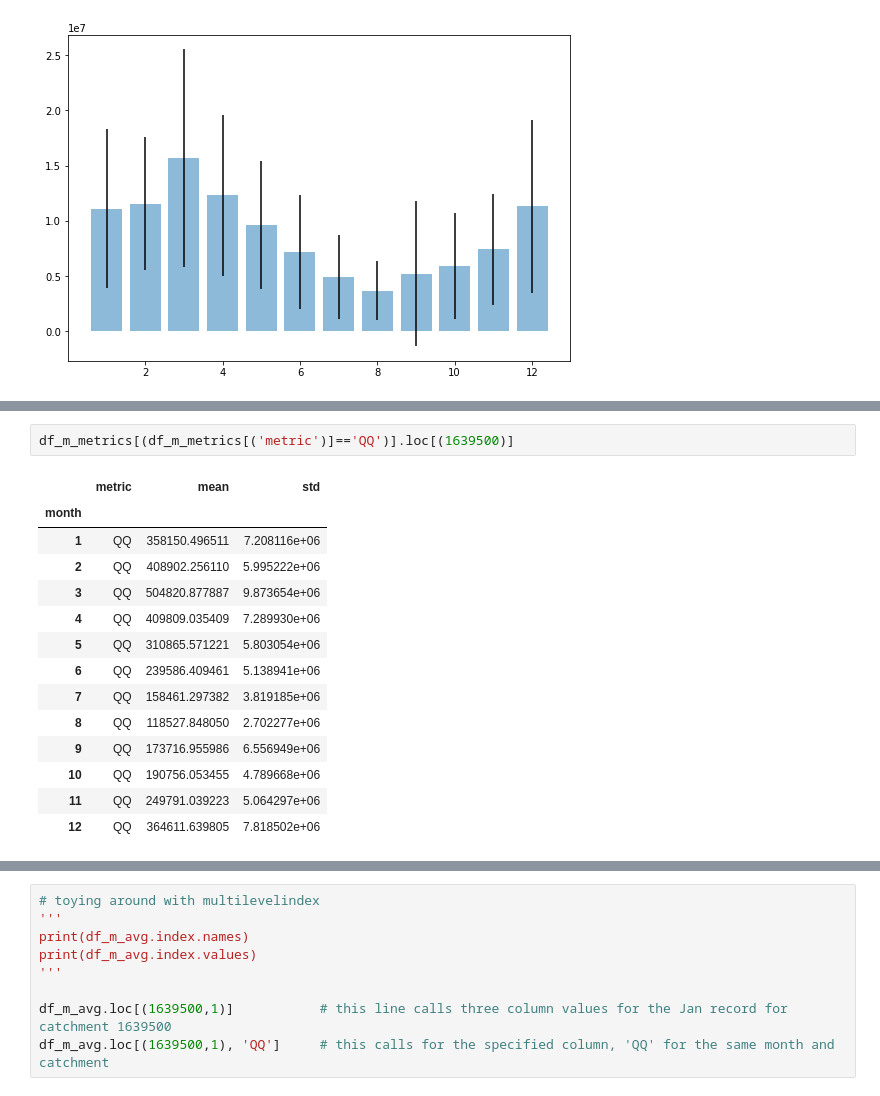
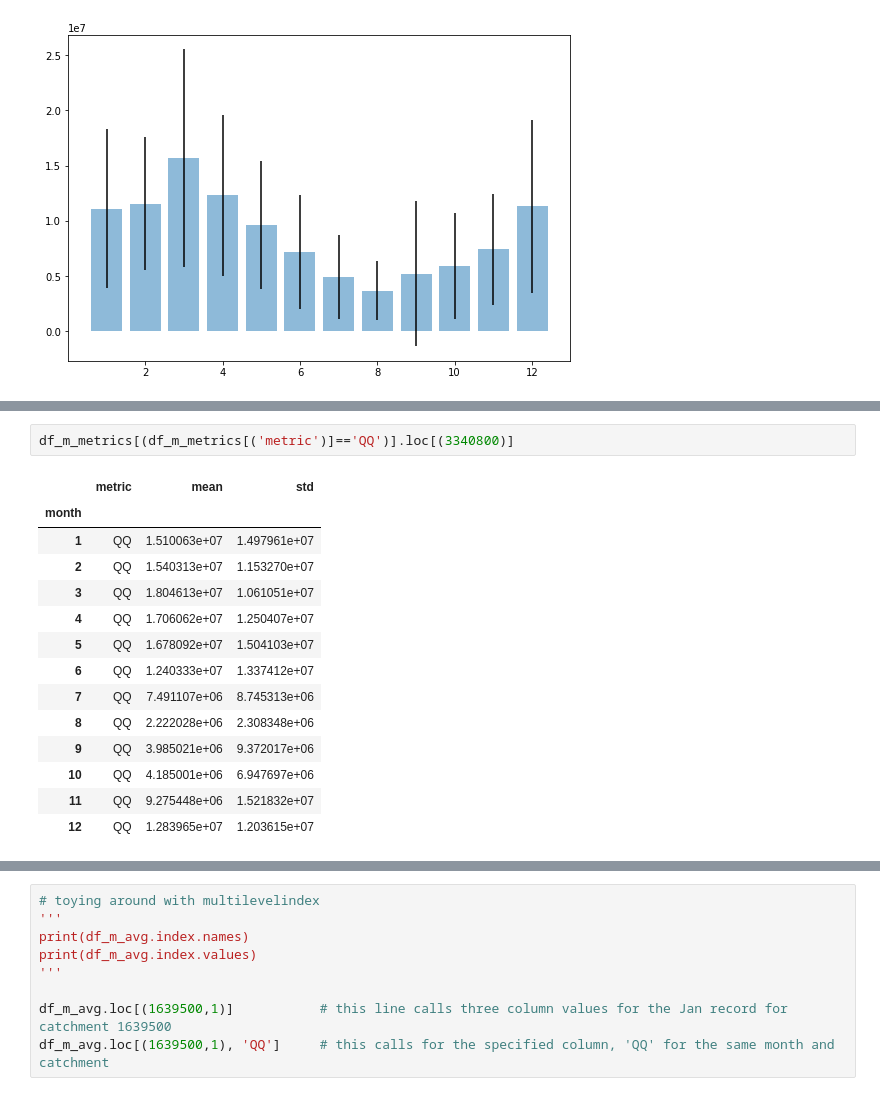
Before and after one commit to GW-modelling-Spring2022/homework-david-edu-morales, a Jupyter notebook: Surface/Surface Water Project/data_manipulation_daymet.ipynb, the cells around one changed output, grey strips where cells are left out. Cells and saved outputs as stored; diff of their text form.

```diff
--- a/Surface/Surface Water Project/data_manipulation_daymet.ipynb
+++ b/Surface/Surface Water Project/data_manipulation_daymet.ipynb
@@ -331,22 +327,22 @@ month
 11        QQ  7.405570e+06  5.064297e+06
 12        QQ  1.130296e+07  7.818502e+06>
 # %%
-df_m_metrics[(df_m_metrics[('metric')]=='QQ')].loc[(1639500)]
+df_m_metrics[(df_m_metrics[('metric')]=='QQ')].loc[(3340800)]
 # %% [output]
 |  | metric | mean | std |
 | month |  |  |  |
-| 1 | QQ | 358150.496511 | 7.208116e+06 |
-| 2 | QQ | 408902.256110 | 5.995222e+06 |
-| 3 | QQ | 504820.877887 | 9.873654e+06 |
-| 4 | QQ | 409809.035409 | 7.289930e+06 |
-| 5 | QQ | 310865.571221 | 5.803054e+06 |
-| 6 | QQ | 239586.409461 | 5.138941e+06 |
-| 7 | QQ | 158461.297382 | 3.819185e+06 |
-| 8 | QQ | 118527.848050 | 2.702277e+06 |
-| 9 | QQ | 173716.955986 | 6.556949e+06 |
-| 10 | QQ | 190756.053455 | 4.789668e+06 |
-| 11 | QQ | 249791.039223 | 5.064297e+06 |
-| 12 | QQ | 364611.639805 | 7.818502e+06 |
+| 1 | QQ | 1.510063e+07 | 1.497961e+07 |
+| 2 | QQ | 1.540313e+07 | 1.153270e+07 |
+| 3 | QQ | 1.804613e+07 | 1.061051e+07 |
+| 4 | QQ | 1.706062e+07 | 1.250407e+07 |
+| 5 | QQ | 1.678092e+07 | 1.504103e+07 |
+| 6 | QQ | 1.240333e+07 | 1.337412e+07 |
+| 7 | QQ | 7.491107e+06 | 8.745313e+06 |
+| 8 | QQ | 2.222028e+06 | 2.308348e+06 |
+| 9 | QQ | 3.985021e+06 | 9.372017e+06 |
+| 10 | QQ | 4.185001e+06 | 6.947697e+06 |
+| 11 | QQ | 9.275448e+06 | 1.521832e+07 |
+| 12 | QQ | 1.283965e+07 | 1.203615e+07 |
 # %%
 catchmentList = df_m_metrics.index.get_level_values(level=0).unique().tolist()
 Ncatchments = len(catchmentList)
```
Also changed, not shown: parts of 2 cells of this notebook.
